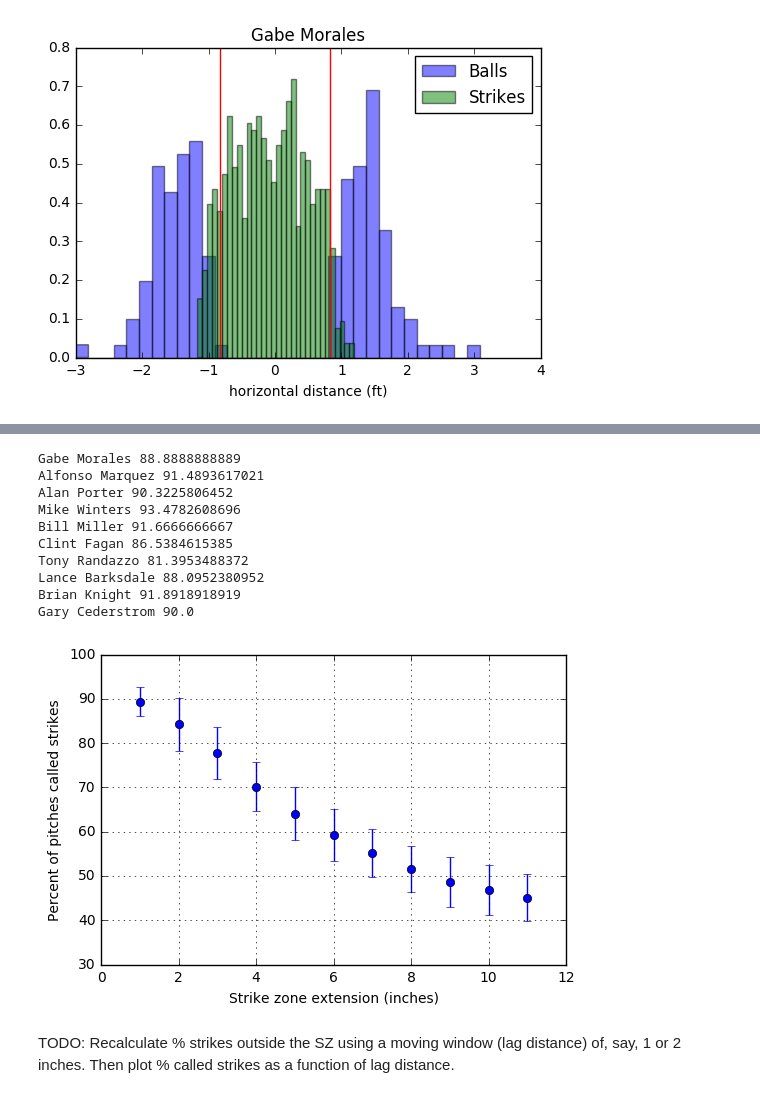
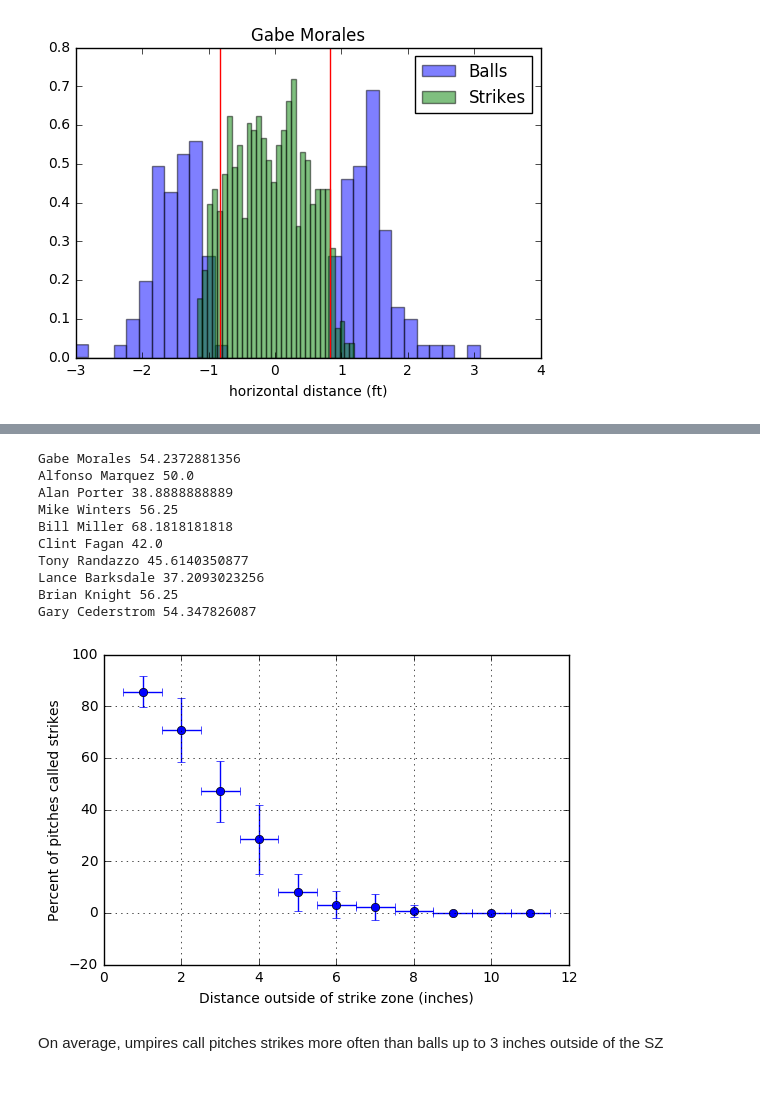
Before and after one commit to mavrommatis/pitchfx_sql, a Jupyter notebook: Notebooks/PitchMiscalls.ipynb, the cells around one changed output, grey strips where cells are left out. Cells and saved outputs as stored; diff of their text form; code cells hidden in the pictures.

```diff
--- a/Notebooks/PitchMiscalls.ipynb
+++ b/Notebooks/PitchMiscalls.ipynb
@@ -191,20 +191,22 @@ plt.show()
 # %% [output]
 [figure]
 # %%
-# find pitches called by this umper right outside of the strike zone
-def get_umpire_calls_outside(umpire_name,extension):
+# find pitches called by this umper at some distance outside of the strike zone
+def get_umpire_calls_distant(umpire_name,distance,tolerance):
     one_umpire_balls_center, one_umpire_strikes = get_umpire_calls(umpire_name)
-    one_umpire_balls_center_outside = one_umpire_balls_center[((one_umpire_balls_center.px > zone_width/2)
-                                                             & (one_umpire_balls_center.px < zone_width/2 + extension))
-                                                             |((one_umpire_balls_center.px < -zone_width/2)
-                                                             & (one_umpire_balls_center.px > -zone_width/2 - extension))]
+    one_umpire_balls_center_outside = one_umpire_balls_center[
+        ((  one_umpire_balls_center.px > zone_width/2 + distance - tolerance)
+         & (one_umpire_balls_center.px < zone_width/2 + distance + tolerance))
+         |((one_umpire_balls_center.px < -zone_width/2 - distance + tolerance)
+         & (one_umpire_balls_center.px > -zone_width/2 - distance - tolerance))]
 
-    one_umpire_strikes_outside = one_umpire_strikes[((one_umpire_strikes.px > zone_width/2)
-                                                             & (one_umpire_strikes.px < zone_width/2 + extension))
-                                                             |((one_umpire_strikes.px < -zone_width/2)
-                                                             & (one_umpire_strikes.px > -zone_width/2 - extension))]
+    one_umpire_strikes_outside = one_umpire_strikes[
+        ((  one_umpire_strikes.px > zone_width/2 + distance - tolerance)
+         & (one_umpire_strikes.px < zone_width/2 + distance + tolerance))
+         |((one_umpire_strikes.px < -zone_width/2 - distance + tolerance)
+         & (one_umpire_strikes.px > -zone_width/2 - distance - tolerance))]
     return one_umpire_balls_center_outside, one_umpire_strikes_outside
 # %%
-def umpire_pct_strikes_outside(umpire_name,extension):
-    one_umpire_balls_center_outside, one_umpire_strikes_outside = get_umpire_calls_outside(umpire_name,extension)
-    return float(one_umpire_strikes_outside.shape[0])/(one_umpire_strikes_outside.shape[0] + one_umpire_balls_center_outside.shape[0])*100
+def umpire_pct_strikes_distant(umpire_name,distance,tolerance):
+    one_umpire_balls_center_distant, one_umpire_strikes_distant = get_umpire_calls_distant(umpire_name,distance,tolerance)
+    return float(one_umpire_strikes_distant.shape[0])/(one_umpire_strikes_distant.shape[0] + one_umpire_balls_center_distant.shape[0])*100
@@ -211,38 +226,38 @@ def umpire_pct_strikes_outside(umpire_name,extension):
 # %%
 for umpire in top_umpires[:10]:
-    print umpire, umpire_pct_strikes_outside(umpire,float(1)/12)
+    print umpire, umpire_pct_strikes_distant(umpire,float(3)/12,float(1)/12)
 # %% [output]
-Gabe Morales 88.8888888889
-Alfonso Marquez 91.4893617021
-Alan Porter 90.3225806452
-Mike Winters 93.4782608696
-Bill Miller 91.6666666667
-Clint Fagan 86.5384615385
-Tony Randazzo 81.3953488372
-Lance Barksdale 88.0952380952
-Brian Knight 91.8918918919
-Gary Cederstrom 90.0
+Gabe Morales 54.2372881356
+Alfonso Marquez 50.0
+Alan Porter 38.8888888889
+Mike Winters 56.25
+Bill Miller 68.1818181818
+Clint Fagan 42.0
+Tony Randazzo 45.6140350877
+Lance Barksdale 37.2093023256
+Brian Knight 56.25
+Gary Cederstrom 54.347826087
 # %%
-extensions = np.array([float(x)/12 for x in range(1,12)])
+distances = np.array([float(x)/12 for x in range(1,12)])
+tolerance = float(0.5)/12
 
 mean_pcts = []
 std_pcts = []
-for extension in extensions:
+for distance in distances:
     pcts = []
     for umpire in top_umpires[:10]:
-        pcts.append(umpire_pct_strikes_outside(umpire,extension))
+        pcts.append(umpire_pct_strikes_distant(umpire,distance,tolerance))
     mean_pct = np.mean(pcts)
     std_pct = np.std(pcts)
     mean_pcts.append(mean_pct)
     std_pcts.append(std_pct)
 # %%
-plt.errorbar(extensions*12,mean_pcts,std_pcts,fmt='o')
-plt.xlabel("Strike zone extension (inches)")
+plt.errorbar(distances*12,mean_pcts,std_pcts,fmt='o',xerr=tolerance*12)
+plt.xlabel("Distance outside of strike zone (inches)")
 plt.ylabel("Percent of pitches called strikes")
 plt.grid()
 plt.show()
 # %% [output]
-[figure, old version]
+[figure, new version]
-# %% [markdown]
-
-TODO: Recalculate % strikes outside the SZ using a moving window (lag distance) of, say, 1 or 2 inches. Then plot % called strikes as a function of lag distance.
+# %% [markdown]
+On average, umpires call pitches strikes more often than balls up to 3 inches outside of the SZ
```
Also changed, not shown: parts of 6 cells of this notebook.
